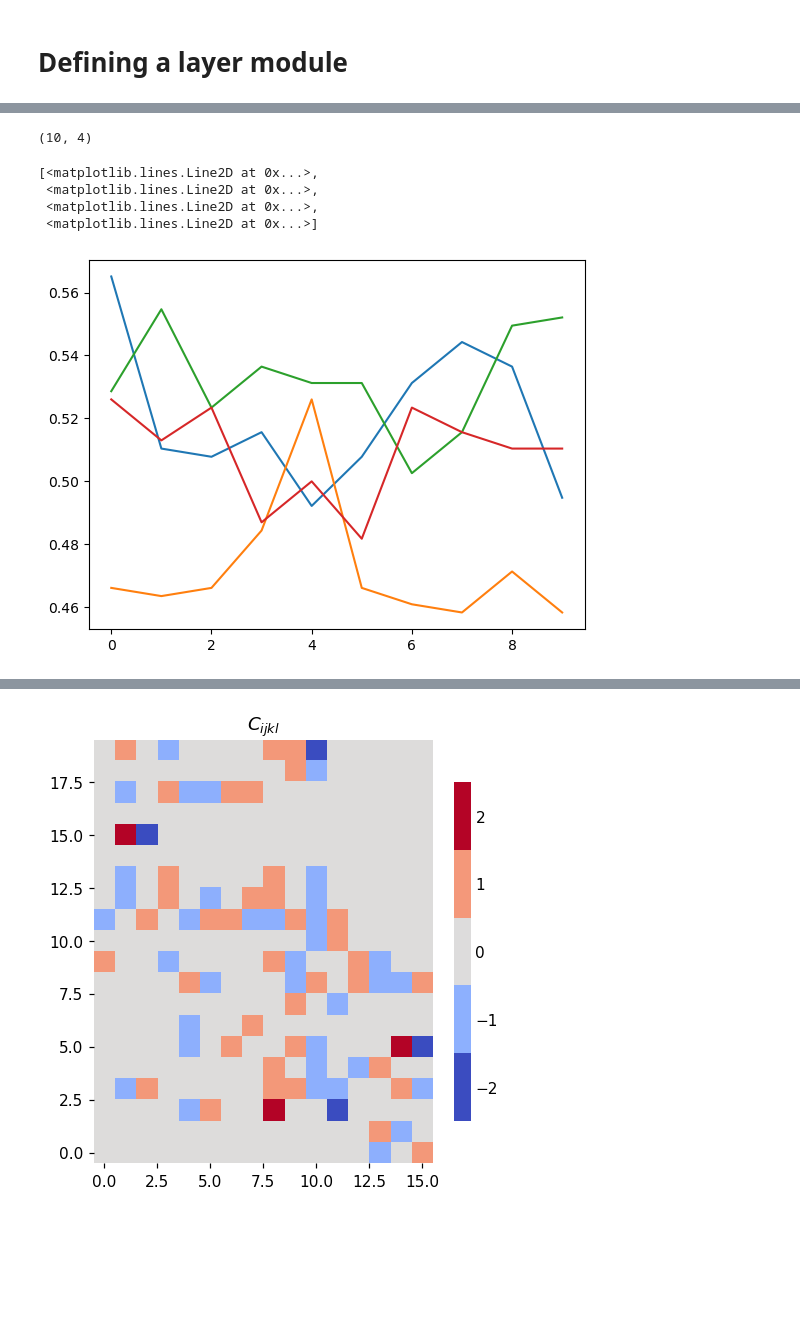
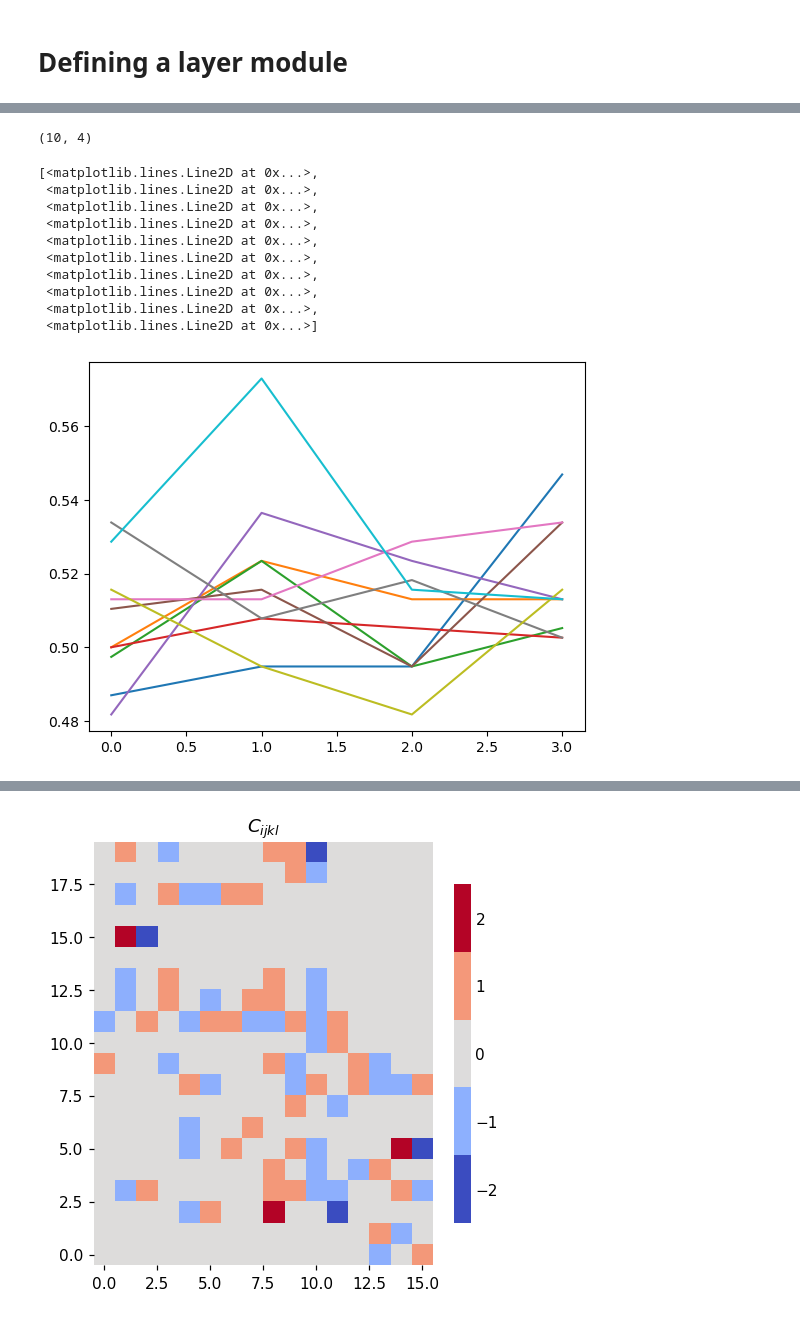
Before and after one commit to Integrated-Systems-Neuroengineering/scrramble, a Jupyter notebook: Notebooks/toy_models_of_connectivity.ipynb, the cells around one changed output, grey strips where cells are left out. Drawn from its saved outputs; the diff is of its cells as text; code cells hidden in the pictures; blank space fills up the shorter version.

```diff
--- a/Notebooks/toy_models_of_connectivity.ipynb
+++ b/Notebooks/toy_models_of_connectivity.ipynb
@@ -422,54 +407,73 @@ class ScRRAMBLeClassifier(nnx.Module):
     def __call__(self, x):
 
         out = nnx.vmap(self.scrramble_layer, in_axes=0, out_axes=0)(x) # apply vmap across the batch dimension
+        # flatten the output
+        flat_out = out.reshape(out.shape[0], -1)
 
-        if self.population_coding:
-            # flatten the output
-            flat_out = out.reshape(out.shape[0], -1)
+        # truncate the output so that final dimension is divisible by the group size
+        chunk_size = math.floor(flat_out.shape[1]/self.group_size)
+        flat_out = flat_out[:, :chunk_size*self.group_size]
 
-            # truncate the output so that final dimension is divisible by the group size
-            chunk_size = math.floor(flat_out.shape[1]/self.group_size)
-            flat_out = flat_out[:, :chunk_size*self.group_size]
+        # reshape to average
+        out_res = flat_out.reshape(flat_out.shape[0], self.group_size, -1)
 
-            # reshape to average
-            out_res = flat_out.reshape(flat_out.shape[0], self.group_size, -1)
+        out = jnp.mean(out_res, axis=-1)
 
-            out = jnp.mean(out_res, axis=-1)
+        return out
 
-            return out
-        else:
-            out = nnx.vmap(self.scrramble_layer, in_axes=0, out_axes=0)(x)
-            return out
+        # if self.population_coding:
+        #     # flatten the output
+        #     flat_out = out.reshape(out.shape[0], -1)
+
+        #     # truncate the output so that final dimension is divisible by the group size
+        #     chunk_size = math.floor(flat_out.shape[1]/self.group_size)
+        #     flat_out = flat_out[:, :chunk_size*self.group_size]
+
+        #     # reshape to average
+        #     out_res = flat_out.reshape(flat_out.shape[0], self.group_size, -1)
+
+        #     out = jnp.mean(out_res, axis=-1)
+
+        #     return out
+        # else:
+        #     out = nnx.vmap(self.scrramble_layer, in_axes=0, out_axes=0)(x)
+        #     return out
 # %%
 # test the population coding module
 rngs = nnx.Rngs(params=1, activation=2)
 x_test = jax.random.normal(key=rngs.params(), shape=(10, 512))
 
 
 pop_coding_layer = ScRRAMBLeClassifier(
     population_coding=True,
     group_size=4,
     input_vector_size=512,
     input_cores=4,
     output_cores=6,
     avg_slot_connectivity=4,
     slots_per_core=4,
     slot_length=64,
     activation=clipping_ste,
     rngs=rngs
 )
 
 nnx.display(pop_coding_layer)
 test_out = pop_coding_layer(x_test)
 
 print(test_out.shape)
-plt.plot(test_out)
+plt.plot(test_out.T)
 # %% [output]
 [interactive output not drawn]
 [interactive output not drawn]
 (10, 4)
 [<matplotlib.lines.Line2D at 0x...>,
  <matplotlib.lines.Line2D at 0x...>,
  <matplotlib.lines.Line2D at 0x...>,
+ <matplotlib.lines.Line2D at 0x...>,
+ <matplotlib.lines.Line2D at 0x...>,
+ <matplotlib.lines.Line2D at 0x...>,
+ <matplotlib.lines.Line2D at 0x...>,
+ <matplotlib.lines.Line2D at 0x...>,
+ <matplotlib.lines.Line2D at 0x...>,
  <matplotlib.lines.Line2D at 0x...>]
-[figure, old version]
+[figure, new version]
```
Also changed, not shown: parts of 12 cells of this notebook, 5 other files.
